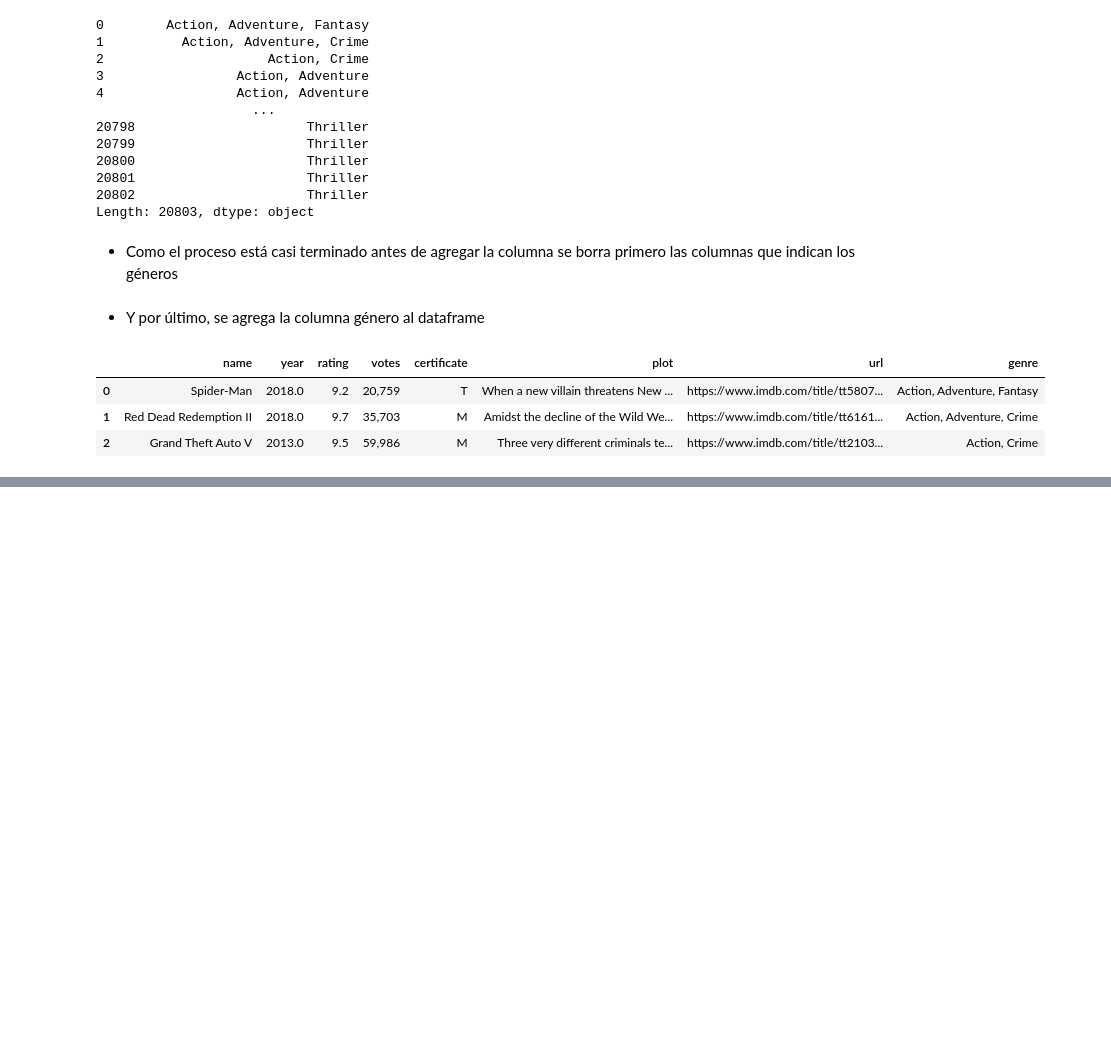
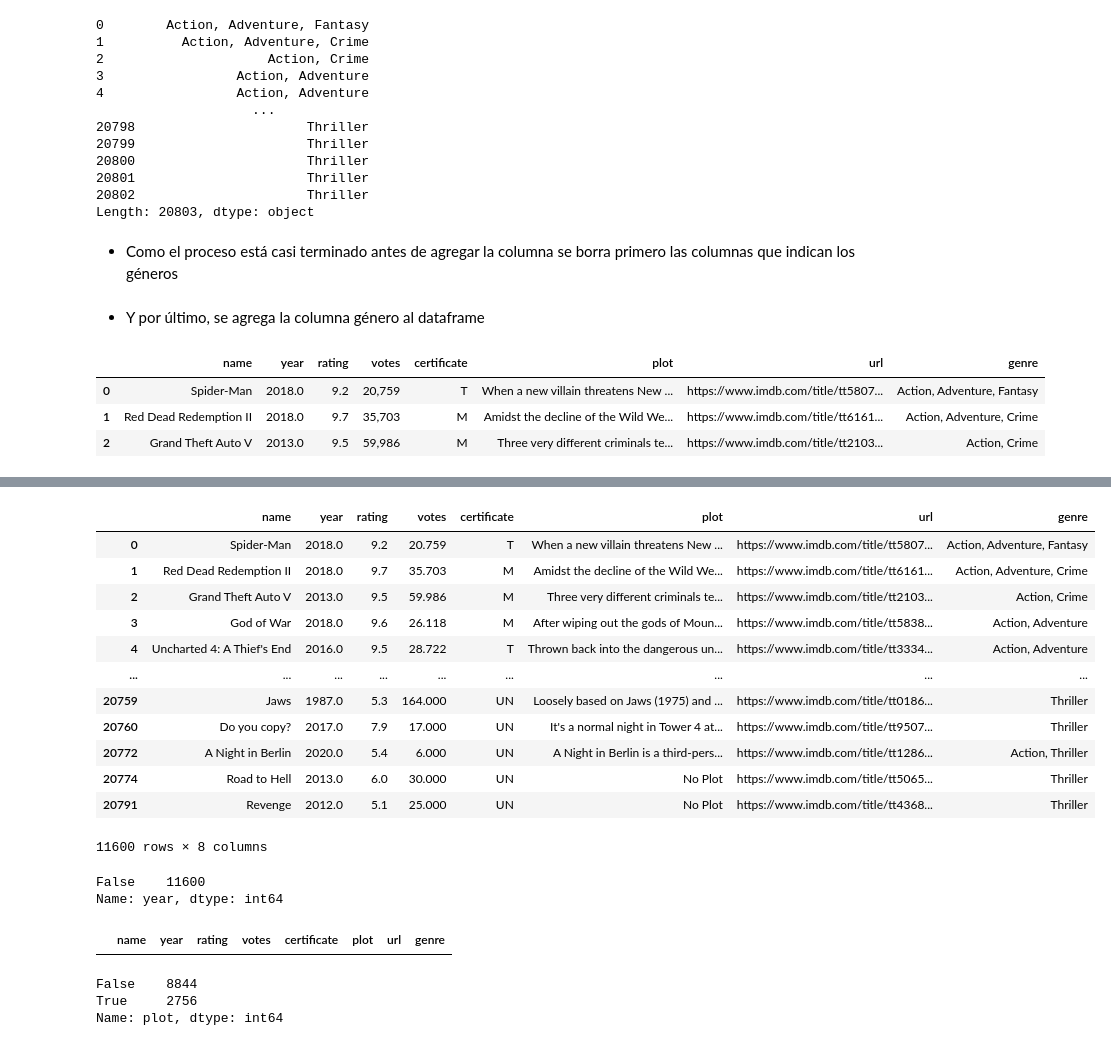
Before and after one commit to dhduartea/Curso_Visualizacion_Datos_Matplotlib_Seaborn, a Jupyter notebook: Limpieza_simple_datos.ipynb, the cells around one changed output, grey strips where cells are left out. Cells and saved outputs as stored; diff of their text form; code cells hidden in the pictures; blank space fills up the shorter version.

```diff
--- a/Introducción_MatplotLib.ipynb
+++ b/Limpieza_simple_datos.ipynb
@@ -160,0 +184,29 @@ df_games.head(3)
+# %%
+df_games["votes"]=df_games["votes"].apply(lambda x: x.replace(",",".") if type(x)==str else x )
+# %%
+df_games["votes"]=df_games["votes"].astype(float)
+# %%
+df_games.dropna(subset=['rating'], inplace=True)
+# %%
+df_games["certificate"]=df_games["certificate"].fillna("UN")
+# %%
+df_games
+# %% [output]
+|  | name | year | rating | votes | certificate | plot | url | genre |
+| 0 | Spider-Man | 2018.0 | 9.2 | 20.759 | T | When a new villain threatens New ... | https://www.imdb.com/title/tt5807... | Action, Adventure, Fantasy |
+| 1 | Red Dead Redemption II | 2018.0 | 9.7 | 35.703 | M | Amidst the decline of the Wild We... | https://www.imdb.com/title/tt6161... | Action, Adventure, Crime |
+| 2 | Grand Theft Auto V | 2013.0 | 9.5 | 59.986 | M | Three very different criminals te... | https://www.imdb.com/title/tt2103... | Action, Crime |
+| 3 | God of War | 2018.0 | 9.6 | 26.118 | M | After wiping out the gods of Moun... | https://www.imdb.com/title/tt5838... | Action, Adventure |
+| 4 | Uncharted 4: A Thief's End | 2016.0 | 9.5 | 28.722 | T | Thrown back into the dangerous un... | https://www.imdb.com/title/tt3334... | Action, Adventure |
+| ... | ... | ... | ... | ... | ... | ... | ... | ... |
+| 20759 | Jaws | 1987.0 | 5.3 | 164.000 | UN | Loosely based on Jaws (1975) and ... | https://www.imdb.com/title/tt0186... | Thriller |
+| 20760 | Do you copy? | 2017.0 | 7.9 | 17.000 | UN | It's a normal night in Tower 4 at... | https://www.imdb.com/title/tt9507... | Thriller |
+| 20772 | A Night in Berlin | 2020.0 | 5.4 | 6.000 | UN | A Night in Berlin is a third-pers... | https://www.imdb.com/title/tt1286... | Action, Thriller |
+| 20774 | Road to Hell | 2013.0 | 6.0 | 30.000 | UN | No Plot | https://www.imdb.com/title/tt5065... | Thriller |
+| 20791 | Revenge | 2012.0 | 5.1 | 25.000 | UN | No Plot | https://www.imdb.com/title/tt4368... | Thriller |
+11600 rows × 8 columns
+# %%
+df_games["year"].isna().value_counts()
+# %% [output]
+False    11600
+Name: year, dtype: int64
@@ -160,0 +215,4 @@ df_games.head(3)
+# %%
+df_games[df_games["name"]==2019]
+# %% [output]
+|  | name | year | rating | votes | certificate | plot | url | genre |
@@ -160,0 +221,6 @@ df_games.head(3)
+# %%
+(df_games["plot"]=="Add a Plot").value_counts()
+# %% [output]
+False    8844
+True     2756
+Name: plot, dtype: int64
```
Also changed, not shown: parts of 10 cells of this notebook, 1 other file.
